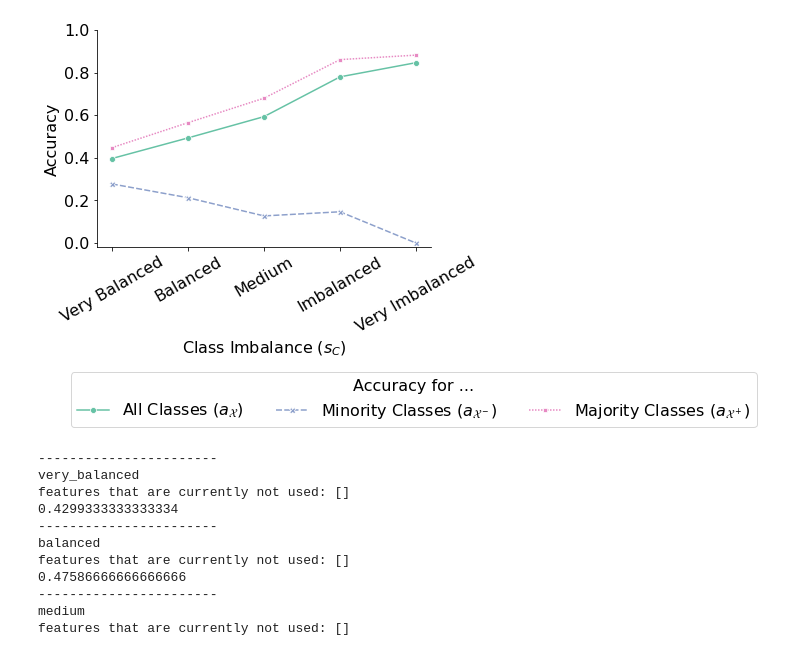
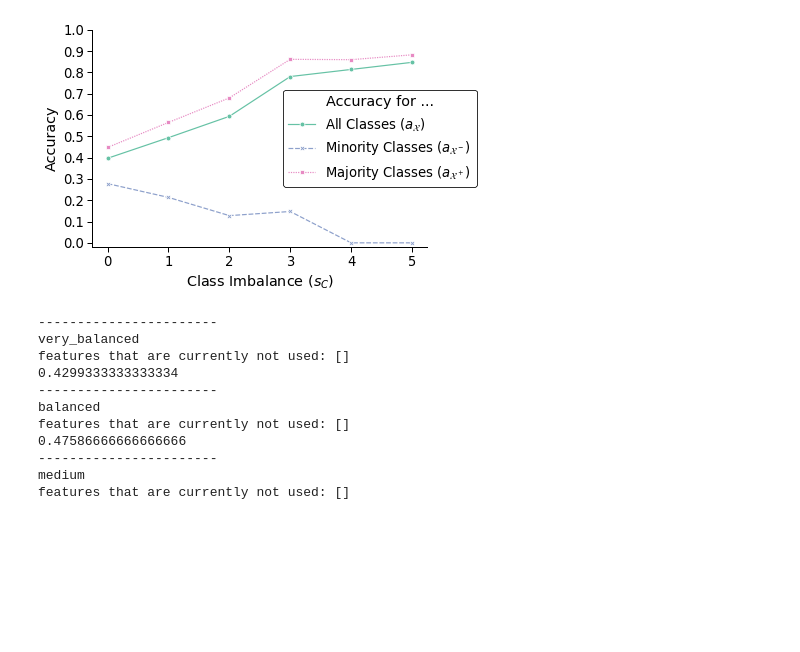
Before and after one commit to IPVS-AS/DataGenerator, a Jupyter notebook: Accuracy_C1.ipynb, the cells around one changed output. Cells and saved outputs as stored; diff of their text form; code cells hidden in the pictures; blank space fills up the shorter version.

```diff
--- a/Accuracy_C1.ipynb
+++ b/Accuracy_C1.ipynb
@@ -37,7 +37,7 @@ gi = "imbalanced"
 gs = 0.5
 n = 1000
 
-for ci in ["very_balanced","balanced", "medium", "imbalanced", "very_imbalanced"]:
+for ci in range(0, 6):
     print("-----------------------")
     print(ci)
     generator = ImbalanceGenerator(n_features=f,
@@ -262,19 +296,22 @@ font = {#'family' : 'normal',
         'size'   : 16}
 
 matplotlib.rc('font', **font)
-
+acc_df = pd.DataFrame(acc_per_ci)
+acc_df["cls_imbalance"] = acc_df["cls_imbalance"].astype(float)
 palette = sns.color_palette("Set2")[0:1] + sns.color_palette("Set2")[2:4]
 ax = sns.lineplot(data=pd.DataFrame(acc_per_ci), x="cls_imbalance", y="accuracy", hue="accuracy Type", style="accuracy Type", markers=True, palette=palette)
-plt.legend(bbox_to_anchor=(-0.1, -0.7), ncol=3, loc="center left", title="Accuracy for ...",
+plt.legend(bbox_to_anchor=(0.55, 0.5), ncol=1, loc="center left", title="Accuracy for ...",
            labels=[r"All Classes ($a_{\mathcal{X}}$)",
-                   r"Minority Classes ($a_{\mathcal{X}^-})$", r"Majority Classes ($a_{\mathcal{X}^+}$)", ])
-ax.set_xticklabels(["Very Balanced","Balanced","Medium","Imbalanced", "Very Imbalanced"], rotation=30)
+                   r"Minority Classes ($a_{\mathcal{X}^-})$", r"Majority Classes ($a_{\mathcal{X}^+}$)", ], edgecolor='black', framealpha=1)
 ax.set_xlabel(r"Class Imbalance ($s_C$)")
 #ax.set_ylabel("Complexity Measure Value")
 ax.set_ylim([-0.02,1.0])
+ax.set_yticks([0.0, 0.1, 0.2, .3, .4, .5, .6, .7, .8, .9, 1.0])
 #plt.legend(bbox_to_anchor=(-0.1, -0.3), ncol=7, loc="center left", title="Complexity Measures")
 ax.spines['right'].set_visible(False)
 ax.spines['top'].set_visible(False)
 ax.set_ylabel("Accuracy")
+ax.set_xticks([0.0, 1.0, 2.0, 3.0, 4.0, 5.0])
+
 plt.savefig(f"evaluation/Figures/C1_accuracy_min_maj.pdf", bbox_inches='tight')
 # %% [output]
@@ -298,4 +335,4 @@ plt.savefig(f"evaluation/Figures/C1_accuracy_min_maj.pdf", bbox_inches='tight')
-[figure, old version]
+[figure, new version]
 # %%
 c = 30
 f = 50
```
Also changed, not shown: parts of 2 cells of this notebook, 19 other files.
